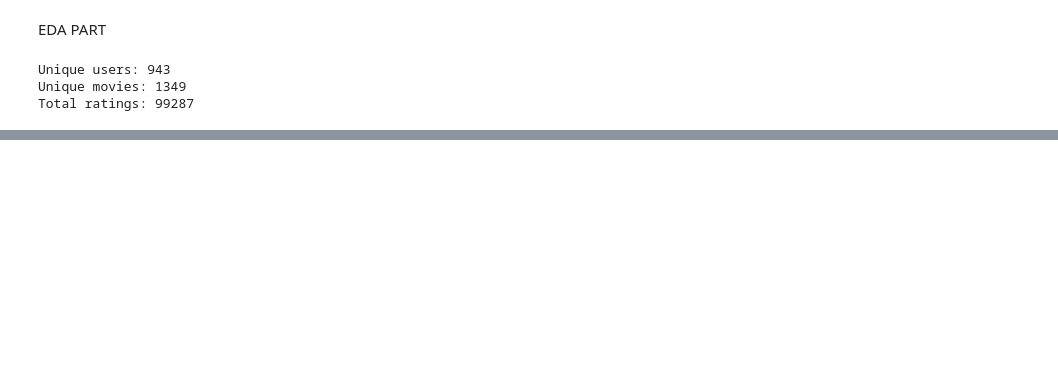
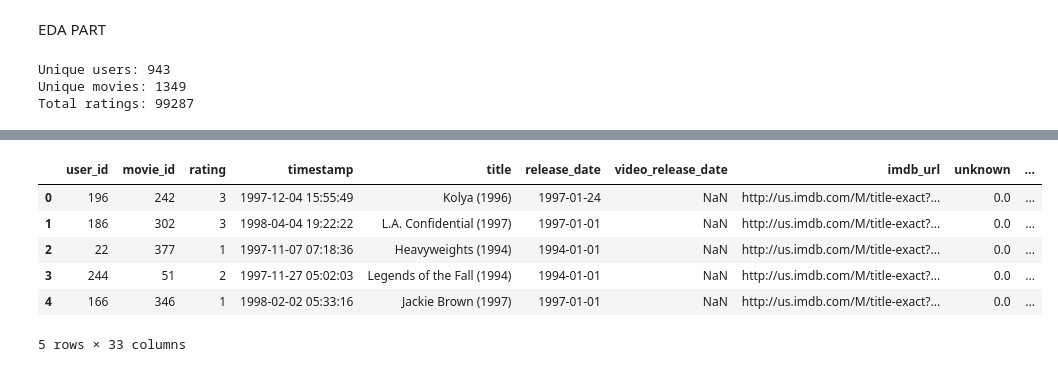
Before and after one commit to Raina-Joy/Zaalima_Intership_Project1, a Jupyter notebook: notebooks/w1.ipynb, the cells around one changed output, grey strips where cells are left out. Cells and saved outputs as stored; diff of their text form; code cells hidden in the pictures; blank space fills up the shorter version.

```diff
--- a/notebooks/w1.ipynb
+++ b/notebooks/w1.ipynb
@@ -451,0 +460,10 @@ final_data.head()
+# %%
+final_data.head()
+# %% [output]
+|  | user_id | movie_id | rating | timestamp | title | release_date | video_release_date | imdb_url | unknown | ... |
+| 0 | 196 | 242 | 3 | 1997-12-04 15:55:49 | Kolya (1996) | 1997-01-24 | NaN | http://us.imdb.com/M/title-exact?... | 0.0 | ... |
+| 1 | 186 | 302 | 3 | 1998-04-04 19:22:22 | L.A. Confidential (1997) | 1997-01-01 | NaN | http://us.imdb.com/M/title-exact?... | 0.0 | ... |
+| 2 | 22 | 377 | 1 | 1997-11-07 07:18:36 | Heavyweights (1994) | 1994-01-01 | NaN | http://us.imdb.com/M/title-exact?... | 0.0 | ... |
+| 3 | 244 | 51 | 2 | 1997-11-27 05:02:03 | Legends of the Fall (1994) | 1994-01-01 | NaN | http://us.imdb.com/M/title-exact?... | 0.0 | ... |
+| 4 | 166 | 346 | 1 | 1998-02-02 05:33:16 | Jackie Brown (1997) | 1997-01-01 | NaN | http://us.imdb.com/M/title-exact?... | 0.0 | ... |
+5 rows × 33 columns
```
Also changed, not shown: parts of 18 cells of this notebook, 39 other files.
